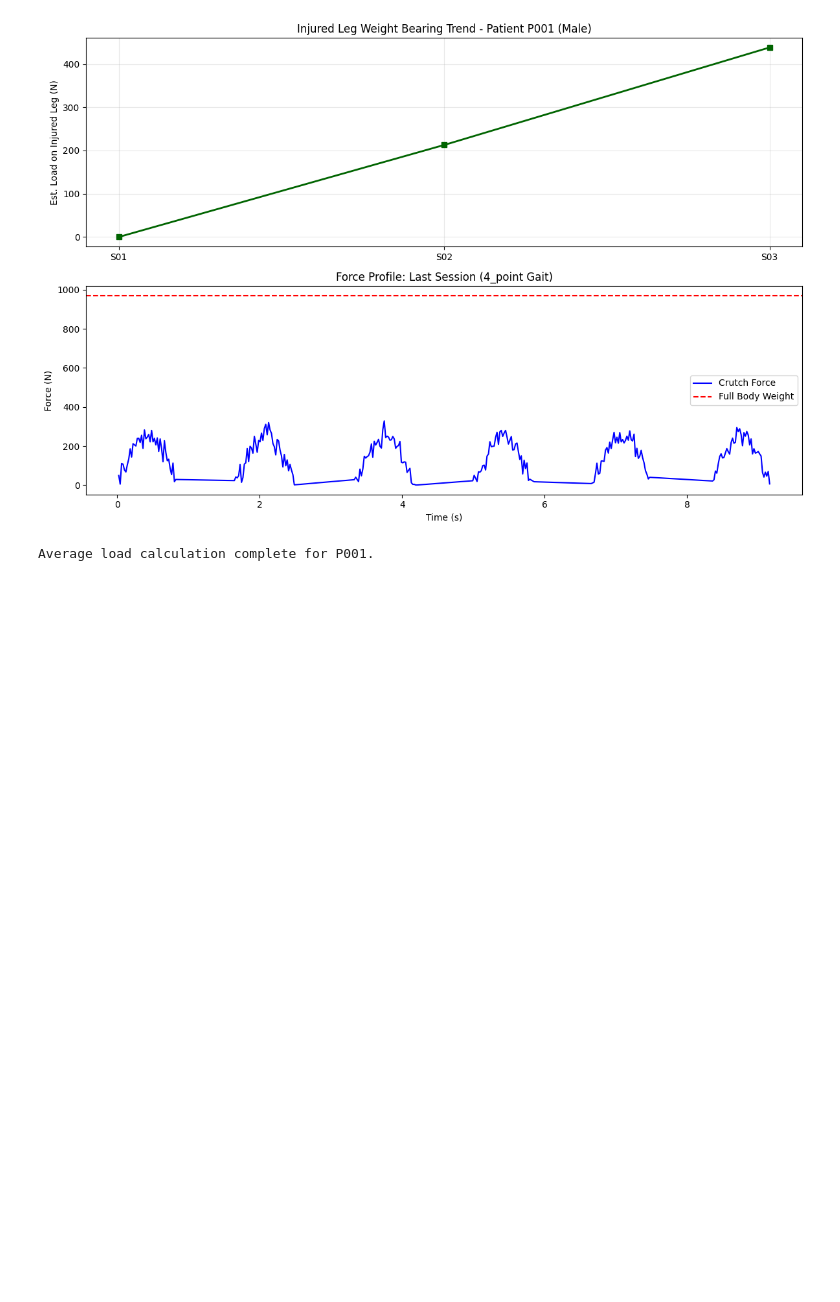
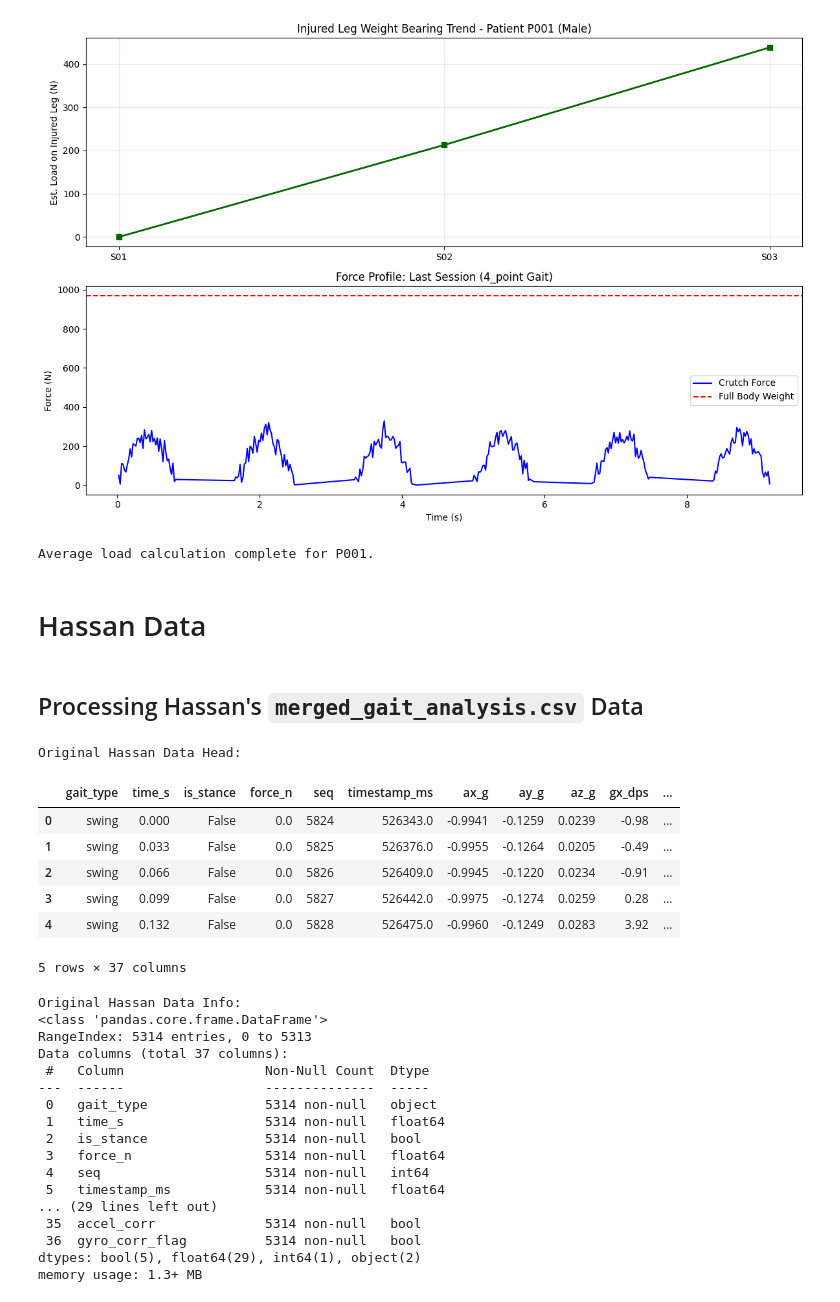
Before and after one commit to Hassan-Himaz/GM1-Crutch, a Jupyter notebook: Advanced_Analysis.ipynb, the cells around one changed output. Drawn from its saved outputs; the diff is of its cells as text; code cells hidden in the pictures; blank space fills up the shorter version.

```diff
--- a/Advanced_Analysis.ipynb
+++ b/Advanced_Analysis.ipynb
@@ -1539,3 +1539,5 @@ print(f"Average load calculation complete for {target_p_id}.")
 # %% [output]
 [figure]
 Average load calculation complete for P001.
+# %% [markdown]
+# Hassan Data
@@ -1541,0 +1553,40 @@ Average load calculation complete for P001.
+# %% [markdown]
+## Processing Hassan's `merged_gait_analysis.csv` Data
+# %%
+import pandas as pd
+import numpy as np
+from scipy.interpolate import interp1d
+
+# Load the merged gait analysis data
+hassan_df = pd.read_csv('/content/merged_gait_analysis.csv')
+
+print("Original Hassan Data Head:")
+display(hassan_df.head())
+print("\nOriginal Hassan Data Info:")
+hassan_df.info()
+# %% [output]
+Original Hassan Data Head:
+|  | gait_type | time_s | is_stance | force_n | seq | timestamp_ms | ax_g | ay_g | az_g | gx_dps | ... |
+| 0 | swing | 0.000 | False | 0.0 | 5824 | 526343.0 | -0.9941 | -0.1259 | 0.0239 | -0.98 | ... |
+| 1 | swing | 0.033 | False | 0.0 | 5825 | 526376.0 | -0.9955 | -0.1264 | 0.0205 | -0.49 | ... |
+| 2 | swing | 0.066 | False | 0.0 | 5826 | 526409.0 | -0.9945 | -0.1220 | 0.0234 | -0.91 | ... |
+| 3 | swing | 0.099 | False | 0.0 | 5827 | 526442.0 | -0.9975 | -0.1274 | 0.0259 | 0.28 | ... |
+| 4 | swing | 0.132 | False | 0.0 | 5828 | 526475.0 | -0.9960 | -0.1249 | 0.0283 | 3.92 | ... |
+5 rows × 37 columns
+Original Hassan Data Info:
+<class 'pandas.core.frame.DataFrame'>
+RangeIndex: 5314 entries, 0 to 5313
+Data columns (total 37 columns):
+ #   Column                  Non-Null Count  Dtype
+---  ------                  --------------  -----
+ 0   gait_type               5314 non-null   object
+ 1   time_s                  5314 non-null   float64
+ 2   is_stance               5314 non-null   bool
+ 3   force_n                 5314 non-null   float64
+ 4   seq                     5314 non-null   int64
+ 5   timestamp_ms            5314 non-null   float64
+... (29 lines left out)
+ 35  accel_corr              5314 non-null   bool
+ 36  gyro_corr_flag          5314 non-null   bool
+dtypes: bool(5), float64(29), int64(1), object(2)
+memory usage: 1.3+ MB
```
Also changed, not shown: parts of 36 cells of this notebook.
